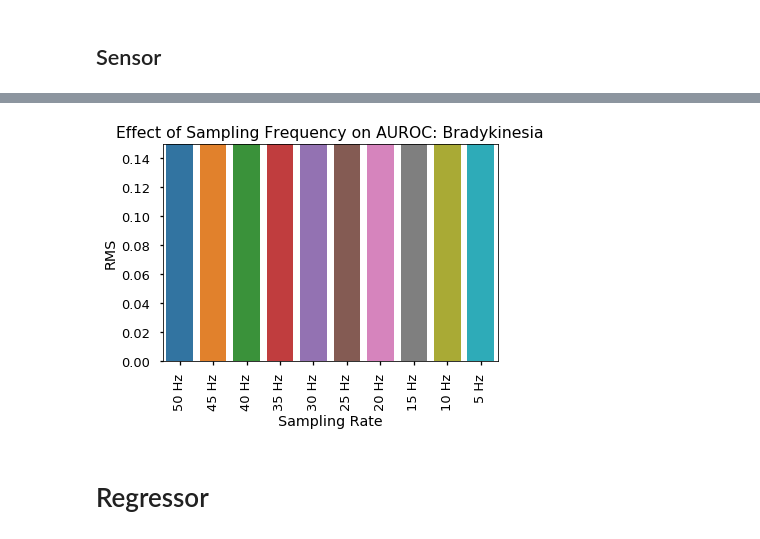
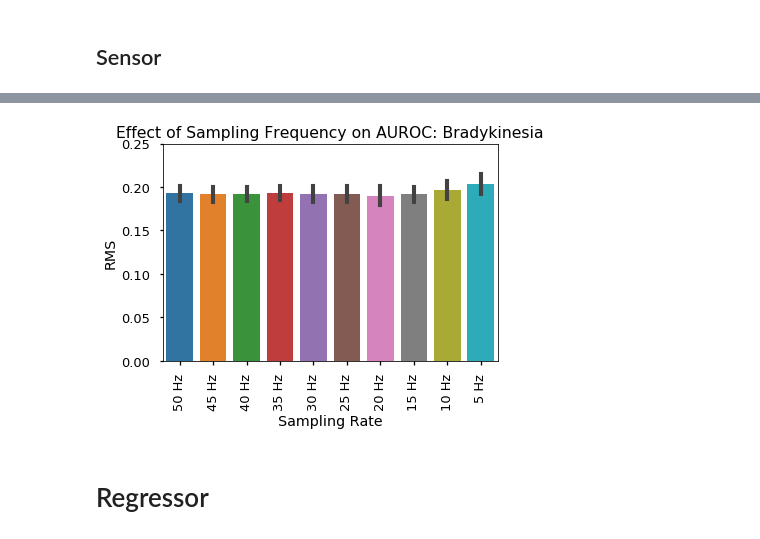
Before and after one commit to sanjeev-tv/CIS-PD, a Jupyter notebook: Downsampling Analysis.ipynb, the cells around one changed output, grey strips where cells are left out. Cells and saved outputs as stored; diff of their text form; code cells hidden in the pictures.

```diff
--- a/Downsampling Analysis.ipynb
+++ b/Downsampling Analysis.ipynb
@@ -530,7 +530,7 @@ for freq in [62.5,60,55,50,45,40,35,30,25,20,15,10,5]:
 
     print(freq)
 
-    Dataorig = pd.read_csv('Z:CIS-PD Study\\Downsample\\Accel Data ' + str(freq) + 'Hz.csv',index_col=0)
+    Dataorig = pd.read_csv('Z:CIS-PD Study\\Downsample\\Accel+Gyro Data ' + str(freq) + 'Hz.csv',index_col=0)
     Dataorig = Dataorig.reset_index(drop=True)
 
     Dataorig=Dataorig[Dataorig.Subject!=1020]
@@ -831,7 +831,7 @@ for freq in [62.5,60,55,50,45,40,35,30,25,20,15,10,5]:
 
     print(freq)
 
-    Dataorig = pd.read_csv('Z:CIS-PD Study\\Downsample\\Accel Data ' + str(freq) + 'Hz.csv',index_col=0)
+    Dataorig = pd.read_csv('Z:CIS-PD Study\\Downsample\\Accel+Gyro Data ' + str(freq) + 'Hz.csv',index_col=0)
     Dataorig = Dataorig.reset_index(drop=True)
 
     Dataorig=Dataorig[Dataorig.Subject!=1020]
@@ -884,13 +884,13 @@ Elapsed time = 8.142 min
 # %%
 groups = sensor_res_all['Sampling Rate']
 RMS = sensor_res_all['RMS']
 sns.barplot(groups,RMS,ci='sd')
 ax=plt.xticks(rotation=90)
-plt.ylim([0,0.15])
+plt.ylim([0,0.25])
 plt.title('Effect of Sampling Frequency on AUROC: Bradykinesia')
 plt.savefig('Results/Downsample/MulticlassSensorBrady.png',format='png',dpi=1000)
 # %% [output]
-[figure, old version]
+[figure, new version]
 # %% [markdown]
 # Regressor
 # %% [markdown]
```
Also changed, not shown: parts of 24 cells of this notebook.
